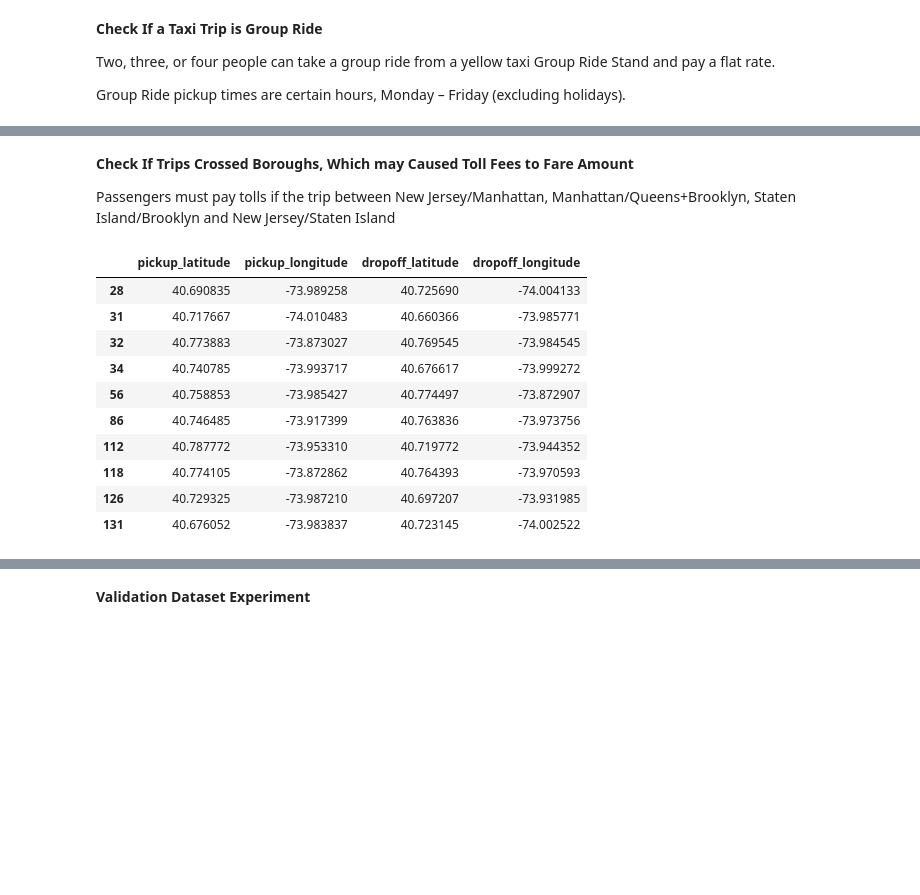
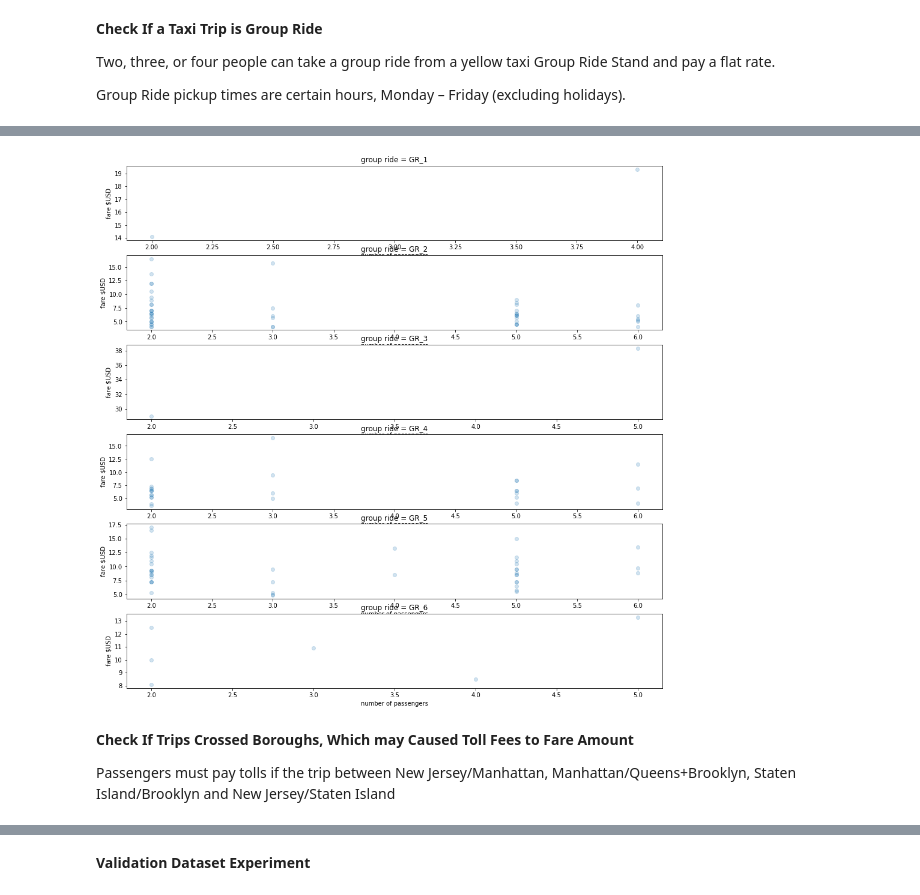
Before and after one commit to fanliu1991/NYC_Taxi_Fare_Prediction, a Jupyter notebook: NYC_Taxi_Fare_Prediction.ipynb, the cells around one changed output, grey strips where cells are left out. Cells and saved outputs as stored; diff of their text form; code cells hidden in the pictures; blank space fills up the shorter version.

```diff
--- a/NYC_Taxi_Fare_Prediction.ipynb
+++ b/NYC_Taxi_Fare_Prediction.ipynb
@@ -303,0 +299,31 @@ Group Ride pickup times are certain hours, Monday – Friday (excluding holidays
+# %%
+def group_ride_classifier(trip):
+    if trip['hour']>=6 and trip['hour']<10 and trip['weekday']==1 and trip["passenger_count"] >= 2 and \
+    distance(trip["pickup_latitude"], trip["pickup_longitude"], 40.765549, -73.954689) <= 1 and \
+    distance(trip["dropoff_latitude"], trip["dropoff_longitude"], 40.709519, -74.001743) <= 1:
+        return "GR_1"
+    elif trip['hour']>=6 and trip['hour']<10 and trip['weekday']==1 and trip["passenger_count"] >= 2 and \
+    distance(trip["pickup_latitude"], trip["pickup_longitude"], 40.757083, -73.990731) <= 1 and \
+    distance(trip["dropoff_latitude"], trip["dropoff_longitude"], 40.765665, -73.976217) <= 1:
+        return "GR_2"
+    elif ((trip['hour']>=7 and trip['hour']<10) or (trip['hour']>=16 and trip['hour']<20)) and trip['weekday']==1 and trip["passenger_count"] >= 2 and \
+    distance(trip["pickup_latitude"], trip["pickup_longitude"], 40.773292, -73.886142) <= 1 and \
+    in_area([(40.768587, -73.982130), (40.752864, -73.993228), (40.745326, -73.975283), (40.760704, -73.964072)], [trip["dropoff_latitude"], trip["dropoff_longitude"]]) == True:
+        return "GR_3"
+    elif trip['hour']>=6 and trip['hour']<10 and trip['weekday']==1 and trip["passenger_count"] >= 2 and \
+    distance(trip["pickup_latitude"], trip["pickup_longitude"], 40.766736, -73.982875) <= 1 and \
+    distance(trip["dropoff_latitude"], trip["dropoff_longitude"], 40.752175, -73.977803) <= 1:
+        return "GR_4"
+    elif trip['hour']>=6 and trip['hour']<10 and trip['weekday']==1 and trip["passenger_count"] >= 2 and \
+    distance(trip["pickup_latitude"], trip["pickup_longitude"], 40.769756, -73.960591) <= 1 and \
+    distance(trip["dropoff_latitude"], trip["dropoff_longitude"], 40.752175, -73.977803) <= 1:
+        return "GR_5"
+    elif trip['hour']>=6 and trip['hour']<10 and trip['weekday']==1 and trip["passenger_count"] >= 2 and \
+    distance(trip["pickup_latitude"], trip["pickup_longitude"], 40.777415, -73.978793) <= 1 and \
+    distance(trip["dropoff_latitude"], trip["dropoff_longitude"], 40.752175, -73.977803) <= 1:
+        return "GR_6"
+    else:
+        return "not_group_ride"
+# %%
+df_train['group_ride'] = df_train.apply(lambda row: group_ride_classifier(row), axis=1)
+df_train['group_ride'].value_counts()
@@ -303,0 +339,16 @@ Group Ride pickup times are certain hours, Monday – Friday (excluding holidays
+# %%
+'''
+fig, axes = plt.subplots(ncols=1, nrows=6, figsize=(16,16))
+
+for i, group_ride in enumerate(["GR_1", "GR_2", "GR_3", "GR_4", "GR_5", "GR_6"]):
+    df_group_ride = df_train[df_train['group_ride'] == group_ride]
+    axes[i].scatter(df_group_ride["passenger_count"], df_group_ride["fare_amount"], alpha=0.2)
+    axes[i].set_xlabel('number of passengers')
+    axes[i].set_ylabel('fare $USD')
+    axes[i].set_title('group ride = ' + group_ride)
+'''
+
+# in a group ride, fare amount supposed to be linearly dependent on the number of passengers,
+# but such trend is not shown in the scatter plots of passenger_count v.s. fare_amount for any group ride
+# %% [output]
+[figure, added]
@@ -374,16 +432,4 @@ df_train["tolls_Manh_BQ"] = 0
 
 df_train = df_train.apply(lambda row: tolls_fees(row), axis=1)
 # %%
-df_train[df_train["tolls_Manh_BQ"]==1][["pickup_latitude", "pickup_longitude", "dropoff_latitude", "dropoff_longitude"]].head(10)
+# df_train[df_train["tolls_Manh_BQ"]==1][["pickup_latitude", "pickup_longitude", "dropoff_latitude", "dropoff_longitude"]].head(10)
-# %% [output]
-|  | pickup_latitude | pickup_longitude | dropoff_latitude | dropoff_longitude |
-| 28 | 40.690835 | -73.989258 | 40.725690 | -74.004133 |
-| 31 | 40.717667 | -74.010483 | 40.660366 | -73.985771 |
-| 32 | 40.773883 | -73.873027 | 40.769545 | -73.984545 |
-| 34 | 40.740785 | -73.993717 | 40.676617 | -73.999272 |
-| 56 | 40.758853 | -73.985427 | 40.774497 | -73.872907 |
-| 86 | 40.746485 | -73.917399 | 40.763836 | -73.973756 |
-| 112 | 40.787772 | -73.953310 | 40.719772 | -73.944352 |
-| 118 | 40.774105 | -73.872862 | 40.764393 | -73.970593 |
-| 126 | 40.729325 | -73.987210 | 40.697207 | -73.931985 |
-| 131 | 40.676052 | -73.983837 | 40.723145 | -74.002522 |
```
Also changed, not shown: parts of 34 cells of this notebook.
